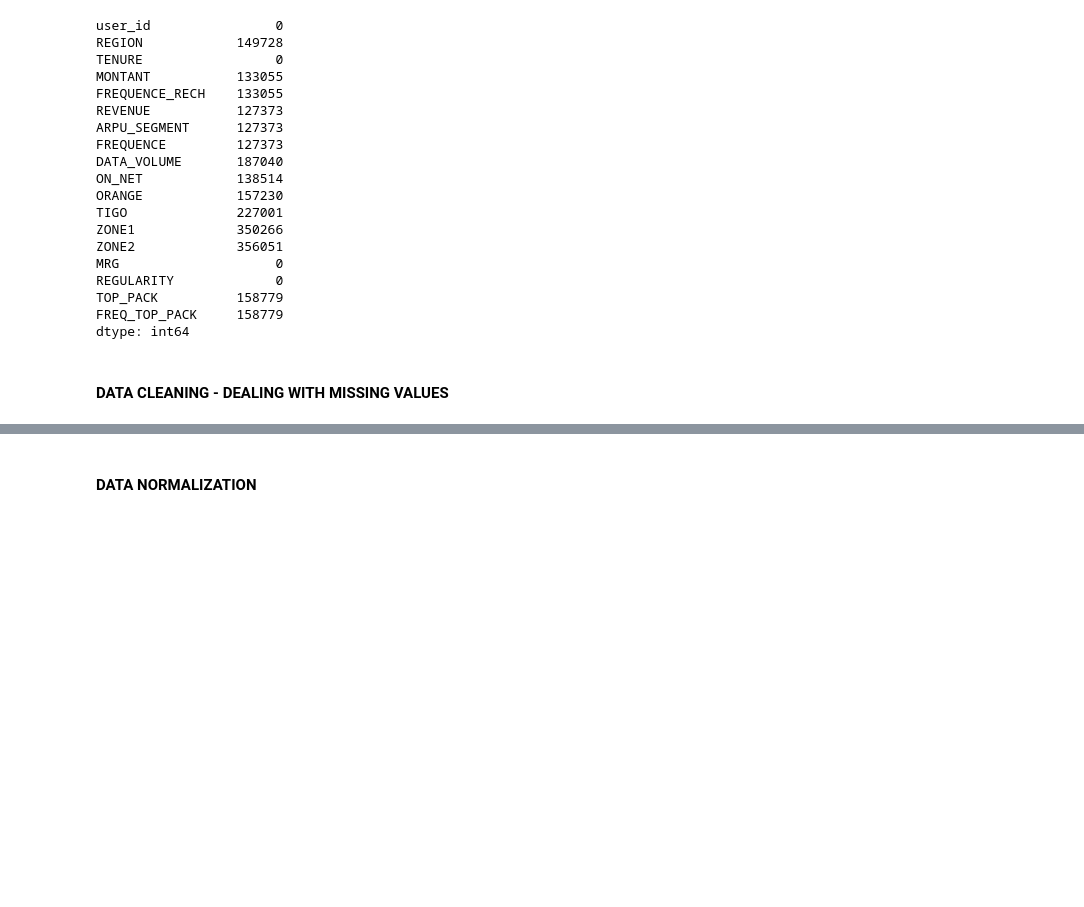
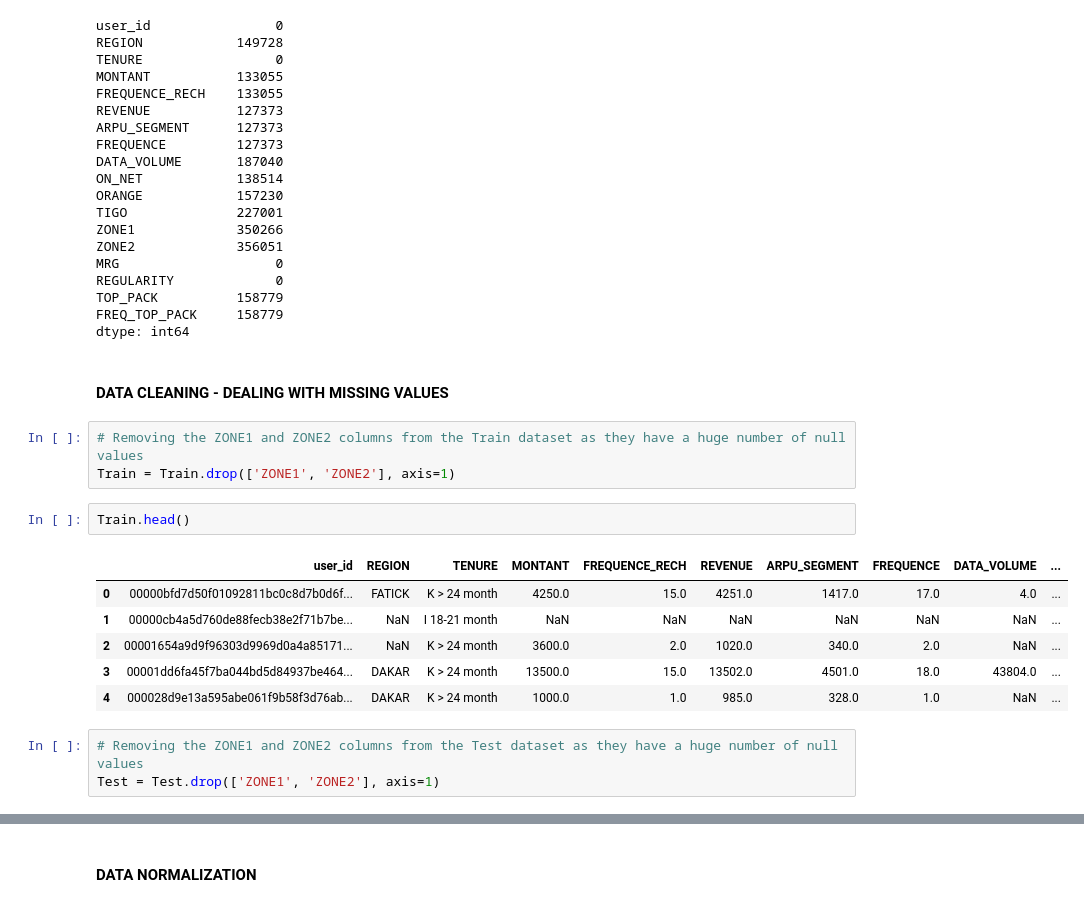
Before and after one commit to Kwabena-Kobiri/Expresso-prediction, a Jupyter notebook: Expresso_Churn_Prediction_With_Tensorflow.ipynb, the cells around one changed output, grey strips where cells are left out. Saved outputs shown, nothing was run; the diff lists cells and outputs as text; blank space fills up the shorter version.

Commit message:
Removed ZONE1 and ZONE2 columns from both the Train and Test datasets

```diff
--- a/Expresso_Churn_Prediction_With_Tensorflow.ipynb
+++ b/Expresso_Churn_Prediction_With_Tensorflow.ipynb
@@ -223,3 +220,18 @@ FREQ_TOP_PACK     158779
 dtype: int64
 # %% [markdown]
 #### DATA CLEANING - DEALING WITH MISSING VALUES
+# %%
+# Removing the ZONE1 and ZONE2 columns from the Train dataset as they have a huge number of null values
+Train = Train.drop(['ZONE1', 'ZONE2'], axis=1)
+# %%
+Train.head()
+# %% [output]
+|  | user_id | REGION | TENURE | MONTANT | FREQUENCE_RECH | REVENUE | ARPU_SEGMENT | FREQUENCE | DATA_VOLUME | ... |
+| 0 | 00000bfd7d50f01092811bc0c8d7b0d6f... | FATICK | K > 24 month | 4250.0 | 15.0 | 4251.0 | 1417.0 | 17.0 | 4.0 | ... |
+| 1 | 00000cb4a5d760de88fecb38e2f71b7be... | NaN | I 18-21 month | NaN | NaN | NaN | NaN | NaN | NaN | ... |
+| 2 | 00001654a9d9f96303d9969d0a4a85171... | NaN | K > 24 month | 3600.0 | 2.0 | 1020.0 | 340.0 | 2.0 | NaN | ... |
+| 3 | 00001dd6fa45f7ba044bd5d84937be464... | DAKAR | K > 24 month | 13500.0 | 15.0 | 13502.0 | 4501.0 | 18.0 | 43804.0 | ... |
+| 4 | 000028d9e13a595abe061f9b58f3d76ab... | DAKAR | K > 24 month | 1000.0 | 1.0 | 985.0 | 328.0 | 1.0 | NaN | ... |
+# %%
+# Removing the ZONE1 and ZONE2 columns from the Test dataset as they have a huge number of null values
+Test = Test.drop(['ZONE1', 'ZONE2'], axis=1)
```
Also changed, not shown: parts of 2 cells of this notebook.
